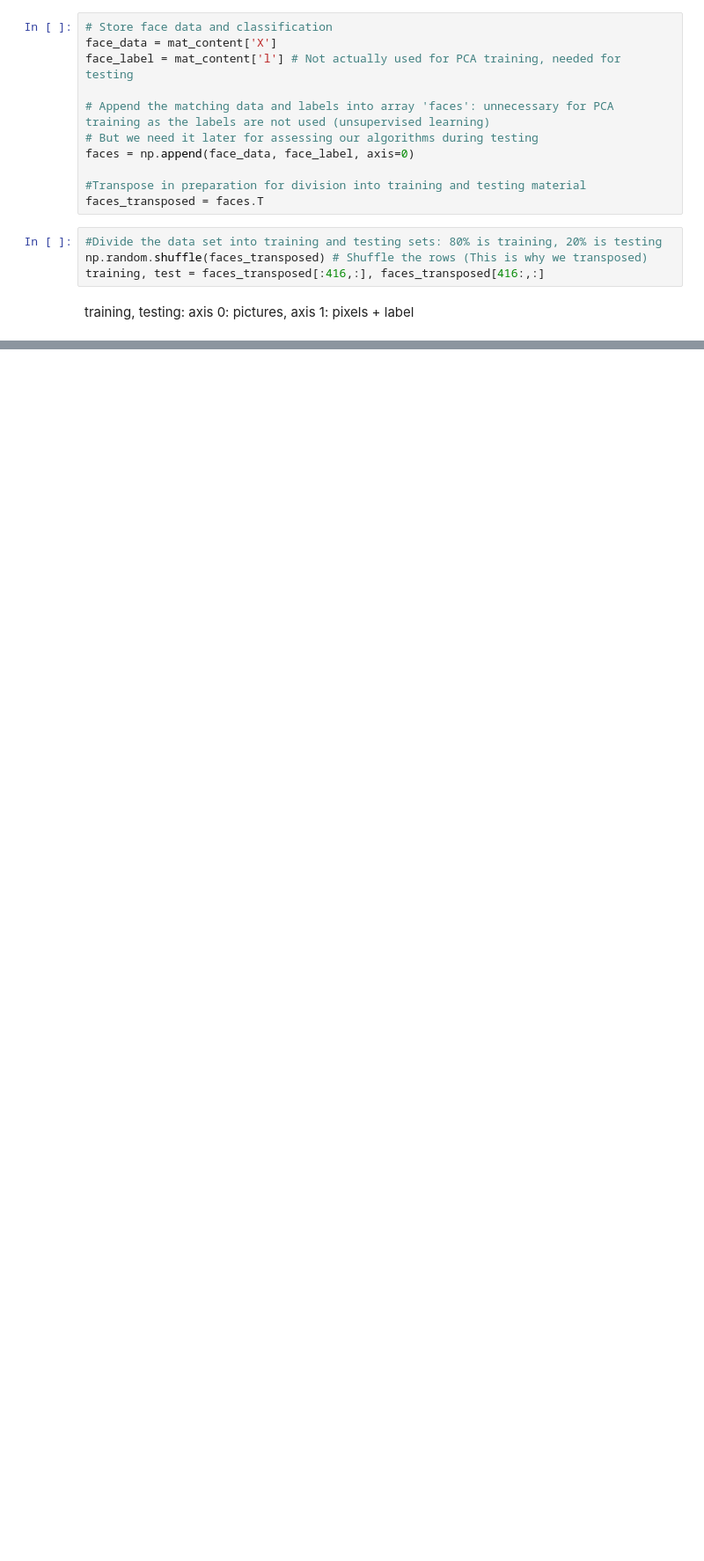
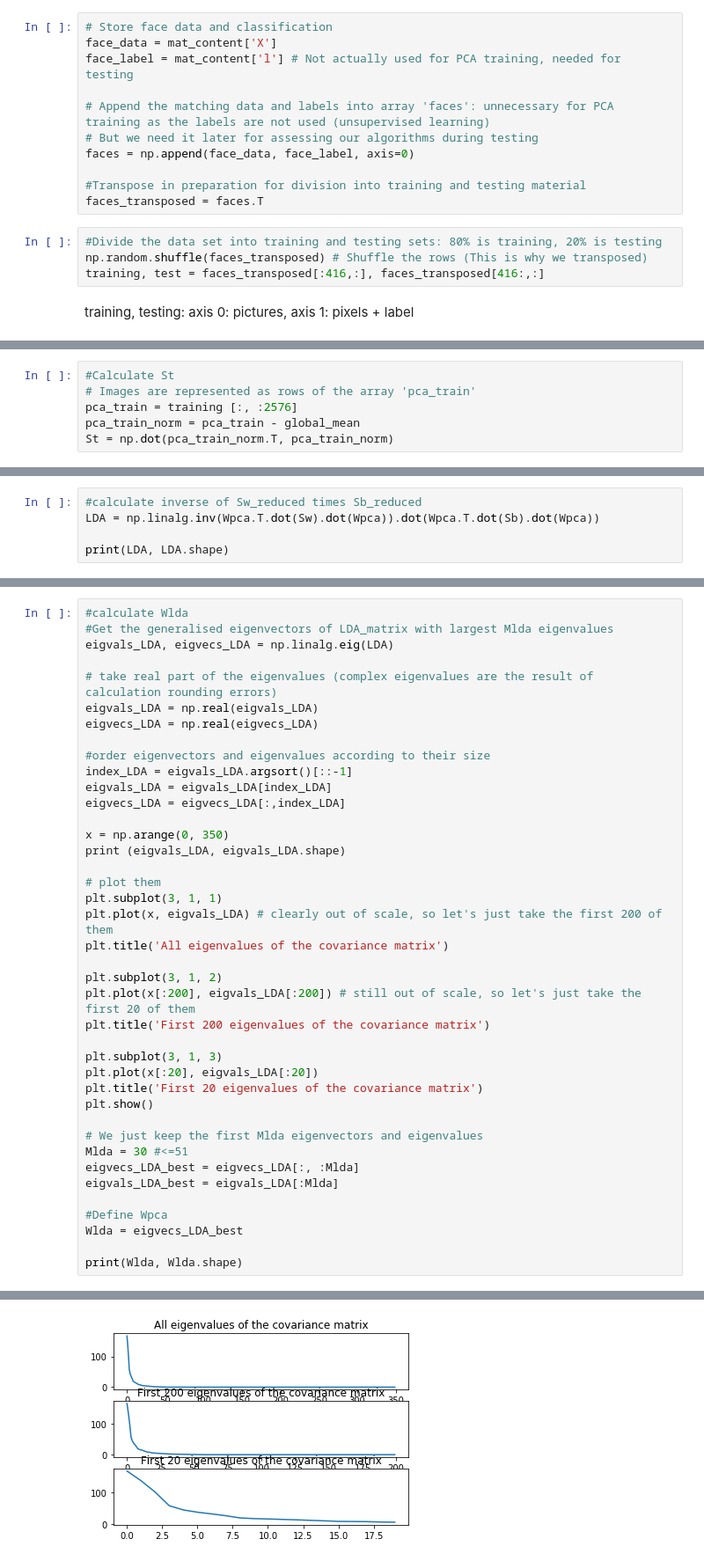
Before and after one commit to Karcsi127/patterrec1, a Jupyter notebook: exercise3.ipynb, the cells around one changed output, grey strips where cells are left out. Shown at 88% size. Cells and saved outputs as stored; diff of their text form; blank space fills up the shorter version.

Commit message:
Exercise 3: Completed first PCA-LDA Recognition.

```diff
--- a/exercise3.ipynb
+++ b/exercise3.ipynb
@@ -91,0 +89,6 @@ for c in class_sets_norm:
+# %%
+#Calculate St
+# Images are represented as rows of the array 'pca_train'
+pca_train = training [:, :2576]
+pca_train_norm = pca_train - global_mean
+St = np.dot(pca_train_norm.T, pca_train_norm)
@@ -91,0 +131,5 @@ for c in class_sets_norm:
+# %%
+#calculate inverse of Sw_reduced times Sb_reduced
+LDA = np.linalg.inv(Wpca.T.dot(Sw).dot(Wpca)).dot(Wpca.T.dot(Sb).dot(Wpca))
+
+print(LDA, LDA.shape)
@@ -91,0 +150,41 @@ for c in class_sets_norm:
+# %%
+#calculate Wlda
+#Get the generalised eigenvectors of LDA_matrix with largest Mlda eigenvalues
+eigvals_LDA, eigvecs_LDA = np.linalg.eig(LDA)
+
+# take real part of the eigenvalues (complex eigenvalues are the result of calculation rounding errors)
+eigvals_LDA = np.real(eigvals_LDA)
+eigvecs_LDA = np.real(eigvecs_LDA)
+
+#order eigenvectors and eigenvalues according to their size
+index_LDA = eigvals_LDA.argsort()[::-1]
+eigvals_LDA = eigvals_LDA[index_LDA]
+eigvecs_LDA = eigvecs_LDA[:,index_LDA]
+
+x = np.arange(0, 350)
+print (eigvals_LDA, eigvals_LDA.shape)
+
+# plot them
+plt.subplot(3, 1, 1)
+plt.plot(x, eigvals_LDA) # clearly out of scale, so let's just take the first 200 of them
+plt.title('All eigenvalues of the covariance matrix')
+
+plt.subplot(3, 1, 2)
+plt.plot(x[:200], eigvals_LDA[:200]) # still out of scale, so let's just take the first 20 of them
+plt.title('First 200 eigenvalues of the covariance matrix')
+
+plt.subplot(3, 1, 3)
+plt.plot(x[:20], eigvals_LDA[:20])
+plt.title('First 20 eigenvalues of the covariance matrix')
+plt.show()
+
+# We just keep the first Mlda eigenvectors and eigenvalues
+Mlda = 30 #<=51
+eigvecs_LDA_best = eigvecs_LDA[:, :Mlda]
+eigvals_LDA_best = eigvals_LDA[:Mlda]
+
+#Define Wpca
+Wlda = eigvecs_LDA_best
+
+print(Wlda, Wlda.shape)
+# %% [output]
@@ -91,0 +208 @@ for c in class_sets_norm:
+[figure, added]
```
Also changed, not shown: parts of 12 cells of this notebook.
